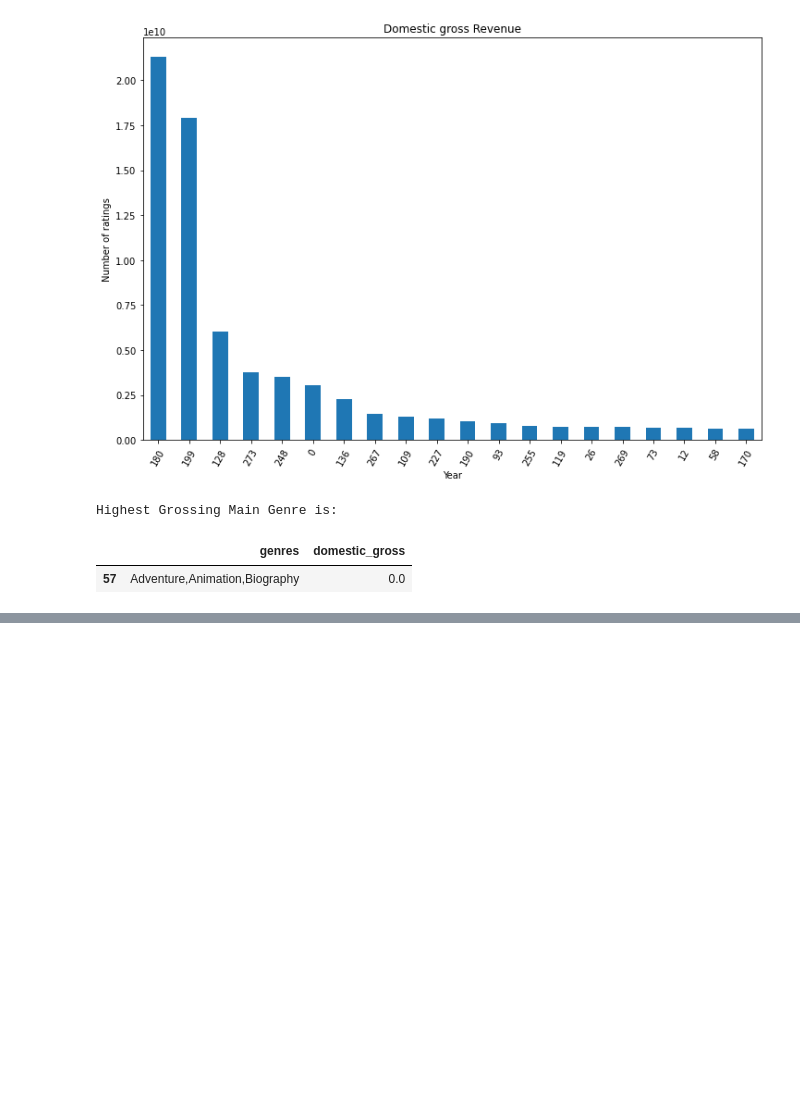
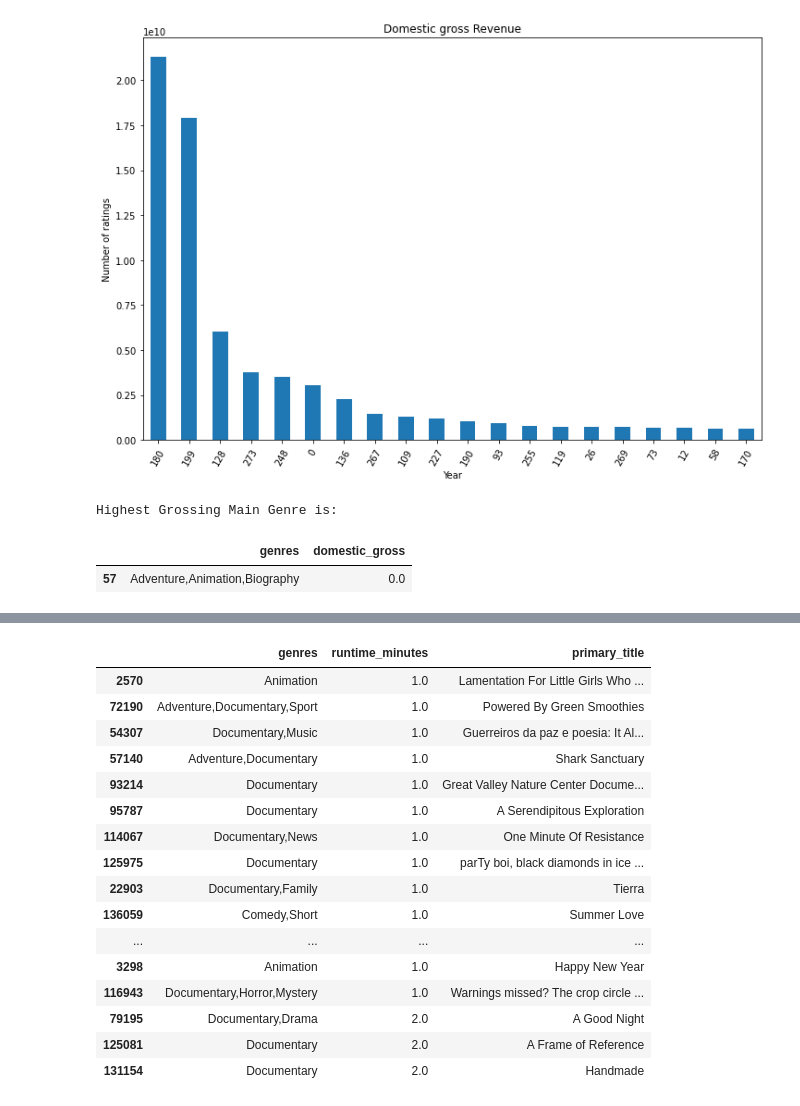
Before and after one commit to Mythamor/Phase_1_Movies_Analysis_Project, a Jupyter notebook: student.ipynb, the cells around one changed output, grey strips where cells are left out. Cells and saved outputs as stored; diff of their text form; code cells hidden in the pictures; blank space fills up the shorter version.

```diff
--- a/student.ipynb
+++ b/student.ipynb
@@ -788,0 +782,21 @@ ValueError: scatter requires an x and y column
+# %%
+shortest_films = tb.loc[:, ['genres','runtime_minutes','primary_title']].sort_values(by= 'runtime_minutes', ascending = True)
+shortest_films.head(20)
+# %% [output]
+|  | genres | runtime_minutes | primary_title |
+| 2570 | Animation | 1.0 | Lamentation For Little Girls Who ... |
+| 72190 | Adventure,Documentary,Sport | 1.0 | Powered By Green Smoothies |
+| 54307 | Documentary,Music | 1.0 | Guerreiros da paz e poesia: It Al... |
+| 57140 | Adventure,Documentary | 1.0 | Shark Sanctuary |
+| 93214 | Documentary | 1.0 | Great Valley Nature Center Docume... |
+| 95787 | Documentary | 1.0 | A Serendipitous Exploration |
+| 114067 | Documentary,News | 1.0 | One Minute Of Resistance |
+| 125975 | Documentary | 1.0 | parTy boi, black diamonds in ice ... |
+| 22903 | Documentary,Family | 1.0 | Tierra |
+| 136059 | Comedy,Short | 1.0 | Summer Love |
+| ... | ... | ... | ... |
+| 3298 | Animation | 1.0 | Happy New Year |
+| 116943 | Documentary,Horror,Mystery | 1.0 | Warnings missed? The crop circle ... |
+| 79195 | Documentary,Drama | 2.0 | A Good Night |
+| 125081 | Documentary | 2.0 | A Frame of Reference |
+| 131154 | Documentary | 2.0 | Handmade |
```
Also changed, not shown: parts of 32 cells of this notebook.
